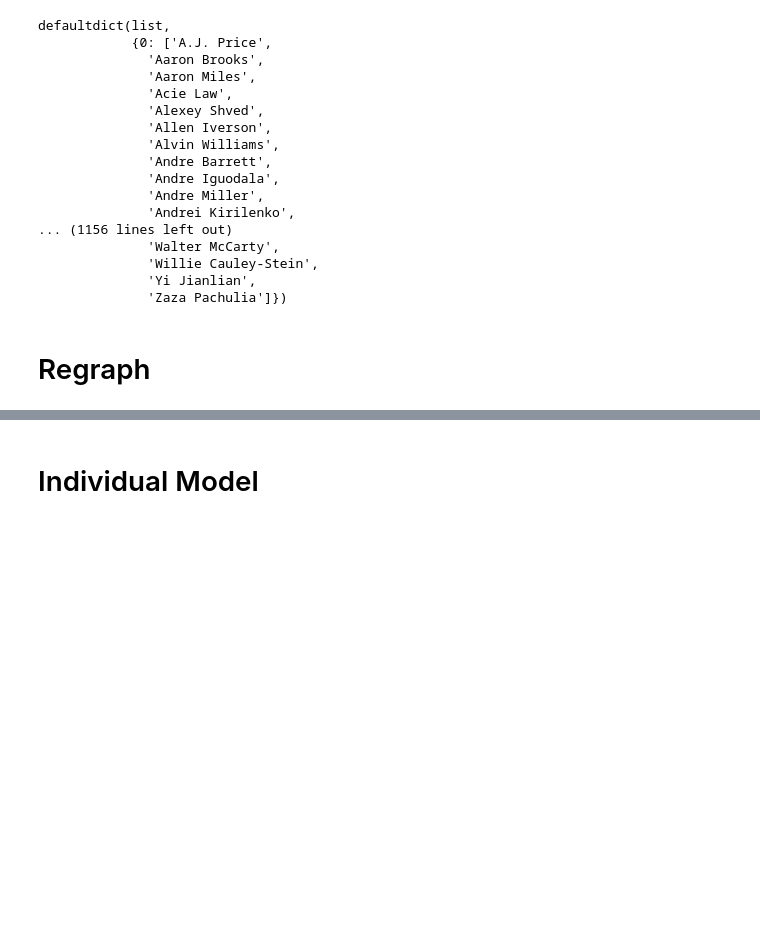
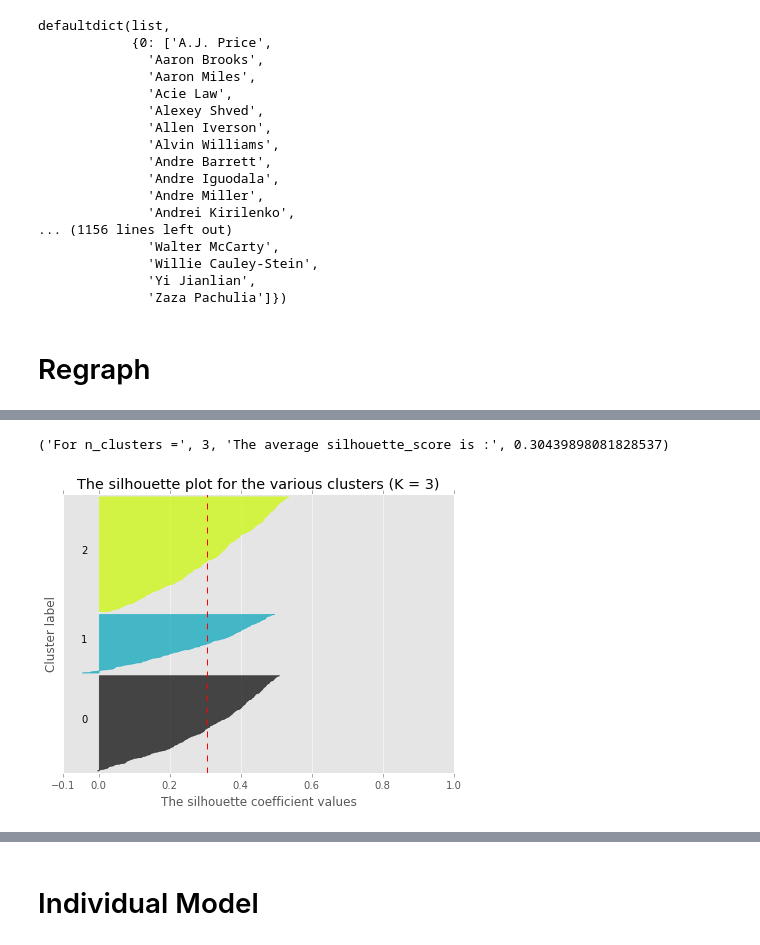
Before and after one commit to EricHPei/fantasy-score-predictor, a Jupyter notebook: score-predictor/src/Test.ipynb, the cells around one changed output, grey strips where cells are left out. Saved outputs shown, nothing was run; the diff lists cells and outputs as text; code cells hidden in the pictures; blank space fills up the shorter version.

```diff
--- a/score-predictor/src/Test.ipynb
+++ b/score-predictor/src/Test.ipynb
@@ -607,0 +595,5 @@ for name, est in estimators.items():
+# %%
+makesilplot.cluster_plot(mat_nout, 3)
+# %% [output]
+('For n_clusters =', 3, 'The average silhouette_score is :', 0.30439898081828537)
+[figure, added]
```
Also changed, not shown: parts of 31 cells of this notebook, 33 other files.
